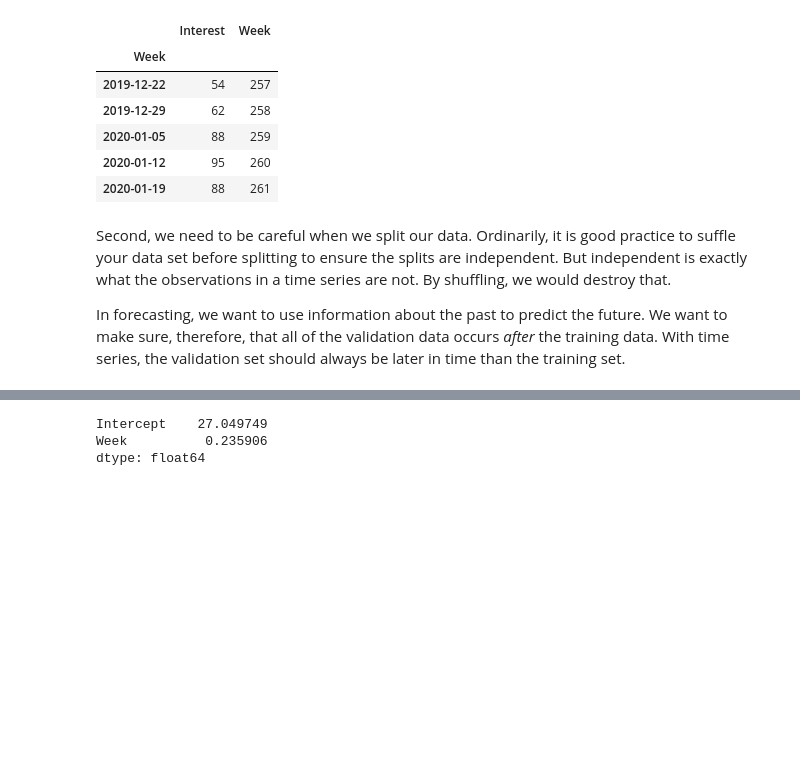
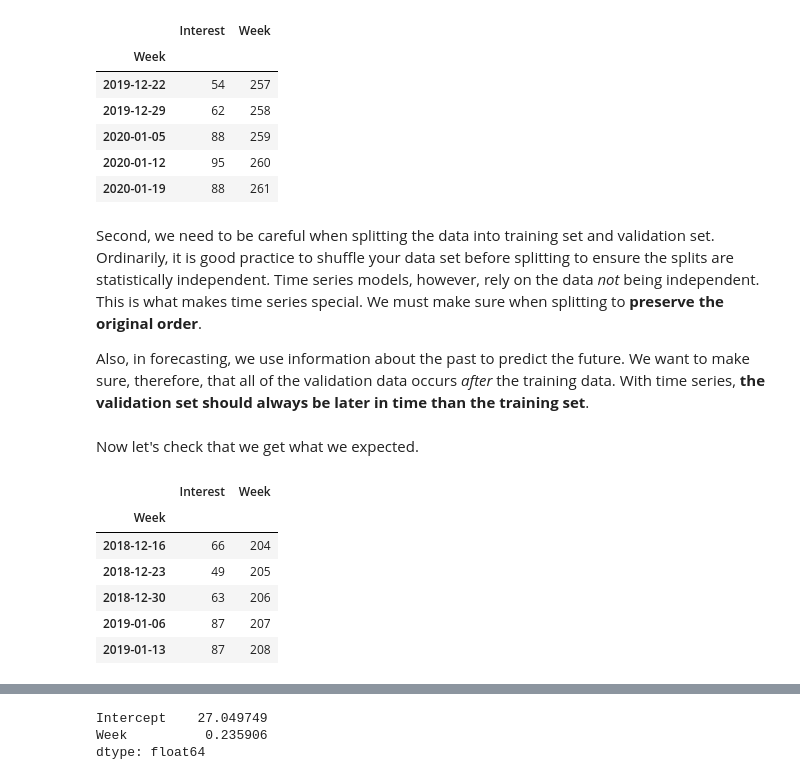
Before and after one commit to ryanholbrook/kaggle-learn, a Jupyter notebook: notebooks/tutorial-1-first-model.ipynb, the cells around one changed output, grey strips where cells are left out. Drawn from its saved outputs; the diff is of its cells as text; code cells hidden in the pictures; blank space fills up the shorter version.

```diff
--- a/notebooks/tutorial-1-first-model.ipynb
+++ b/notebooks/tutorial-1-first-model.ipynb
@@ -146,9 +150,9 @@ data.tail()
 | 2020-01-12 | 95 | 260 |
 | 2020-01-19 | 88 | 261 |
 # %% [markdown]
-Second, we need to be careful when we split our data. Ordinarily, it is good practice to suffle your data set before splitting to ensure the splits are independent. But independent is exactly what the observations in a time series are not. By shuffling, we would destroy that.
+Second, we need to be careful when splitting the data into training set and validation set. Ordinarily, it is good practice to shuffle your data set before splitting to ensure the splits are statistically independent. Time series models, however, rely on the data *not* being independent. This is what makes time series special. We must make sure when splitting to **preserve the original order**.
 
-In forecasting, we want to use information about the past to predict the future. We want to make sure, therefore, that all of the validation data occurs *after* the training data. With time series, the validation set should always be later in time than the training set.
+Also, in forecasting, we use information about the past to predict the future. We want to make sure, therefore, that all of the validation data occurs *after* the training data. With time series, **the validation set should always be later in time than the training set**.
 # %%
 from sklearn.model_selection import train_test_split
 
@@ -157,0 +163,12 @@ train_data, val_data = train_test_split(data, test_size = 0.2, shuffle = False)
+# %% [markdown]
+Now let's check that we get what we expected.
+# %%
+train_data.tail()
+# %% [output]
+|  | Interest | Week |
+| Week |  |  |
+| 2018-12-16 | 66 | 204 |
+| 2018-12-23 | 49 | 205 |
+| 2018-12-30 | 63 | 206 |
+| 2019-01-06 | 87 | 207 |
+| 2019-01-13 | 87 | 208 |
```
Also changed, not shown: parts of 21 cells of this notebook, 4 other files.
